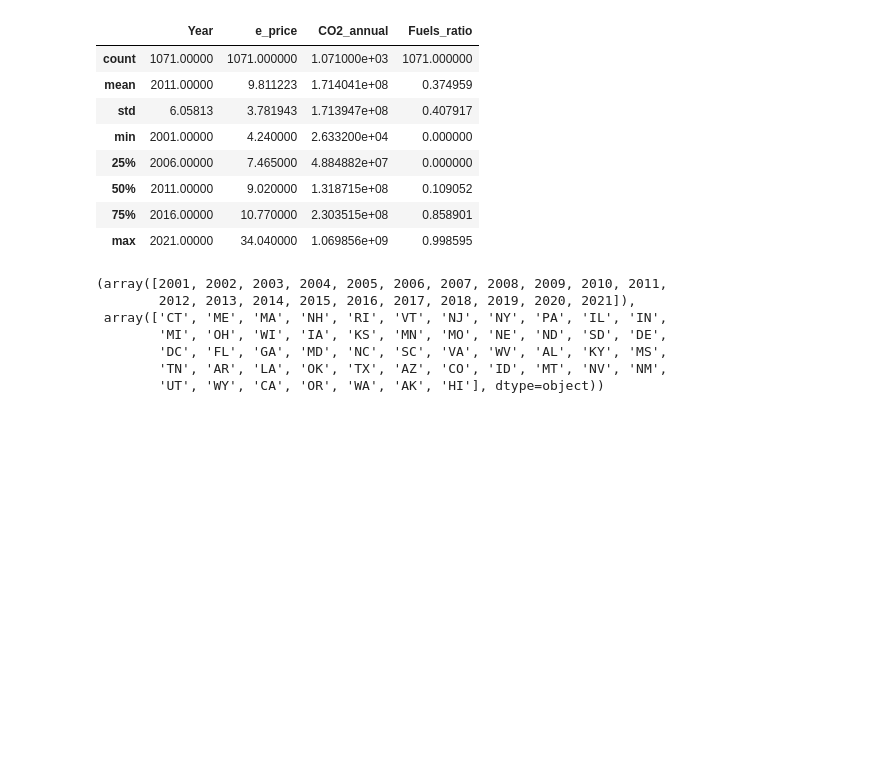
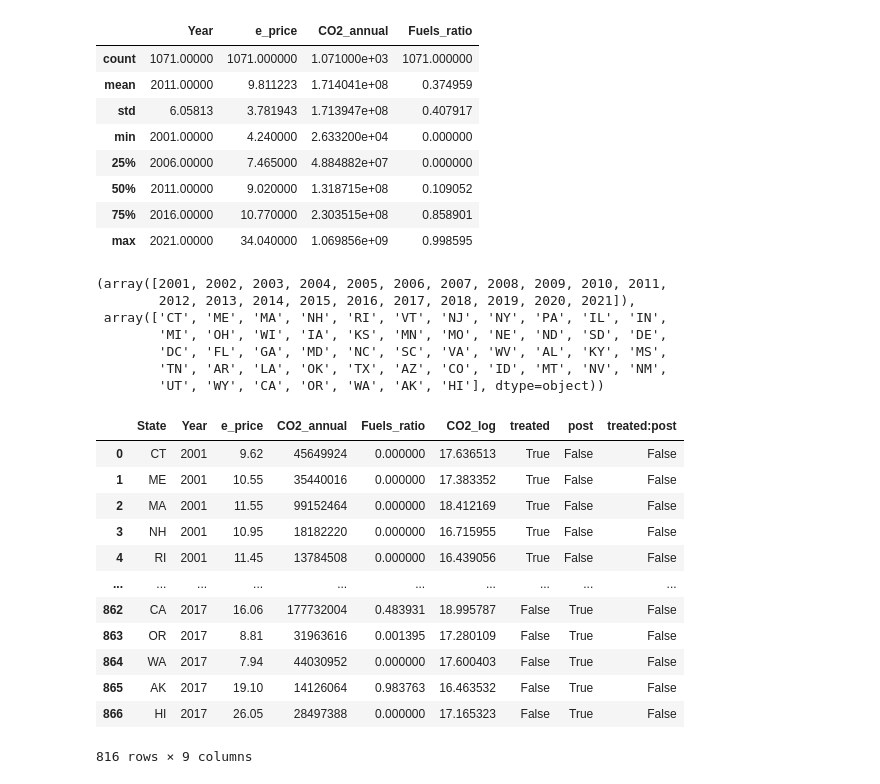
Before and after one commit to MIDS-at-Duke/uds-2024-flamingo, a Jupyter notebook: code/ML_model.ipynb, the cells around one changed output. Cells and saved outputs as stored; diff of their text form; code cells hidden in the pictures; blank space fills up the shorter version.

```diff
--- a/code/ML_model.ipynb
+++ b/code/ML_model.ipynb
@@ -59,0 +60,31 @@ merged.to_csv("../src/merged_data.csv", index=False)
+# %%
+# log transformation of CO2 emission
+import numpy as np
+
+merged["CO2_log"] = np.log(merged["CO2_annual"])
+# %%
+joined_rggi = ["CT", "DE", "ME", "MD", "MA", "NH", "NY", "RI", "VT"]
+
+merged["treated"] = merged["State"].isin(joined_rggi)
+# %%
+Pre = list(range(2001, 2009))
+Post = list(range(2010, 2018))
+merged["post"] = merged["Year"].isin(Post)
+merged["treated:post"] = merged["treated"] * merged["post"]
+merged_subset = merged[merged["Year"].isin(Post + Pre)]
+# %%
+merged_subset
+# %% [output]
+|  | State | Year | e_price | CO2_annual | Fuels_ratio | CO2_log | treated | post | treated:post |
+| 0 | CT | 2001 | 9.62 | 45649924 | 0.000000 | 17.636513 | True | False | False |
+| 1 | ME | 2001 | 10.55 | 35440016 | 0.000000 | 17.383352 | True | False | False |
+| 2 | MA | 2001 | 11.55 | 99152464 | 0.000000 | 18.412169 | True | False | False |
+| 3 | NH | 2001 | 10.95 | 18182220 | 0.000000 | 16.715955 | True | False | False |
+| 4 | RI | 2001 | 11.45 | 13784508 | 0.000000 | 16.439056 | True | False | False |
+| ... | ... | ... | ... | ... | ... | ... | ... | ... | ... |
+| 862 | CA | 2017 | 16.06 | 177732004 | 0.483931 | 18.995787 | False | True | False |
+| 863 | OR | 2017 | 8.81 | 31963616 | 0.001395 | 17.280109 | False | True | False |
+| 864 | WA | 2017 | 7.94 | 44030952 | 0.000000 | 17.600403 | False | True | False |
+| 865 | AK | 2017 | 19.10 | 14126064 | 0.983763 | 16.463532 | False | True | False |
+| 866 | HI | 2017 | 26.05 | 28497388 | 0.000000 | 17.165323 | False | True | False |
+816 rows × 9 columns
```
Also changed, not shown: parts of 6 cells of this notebook.
